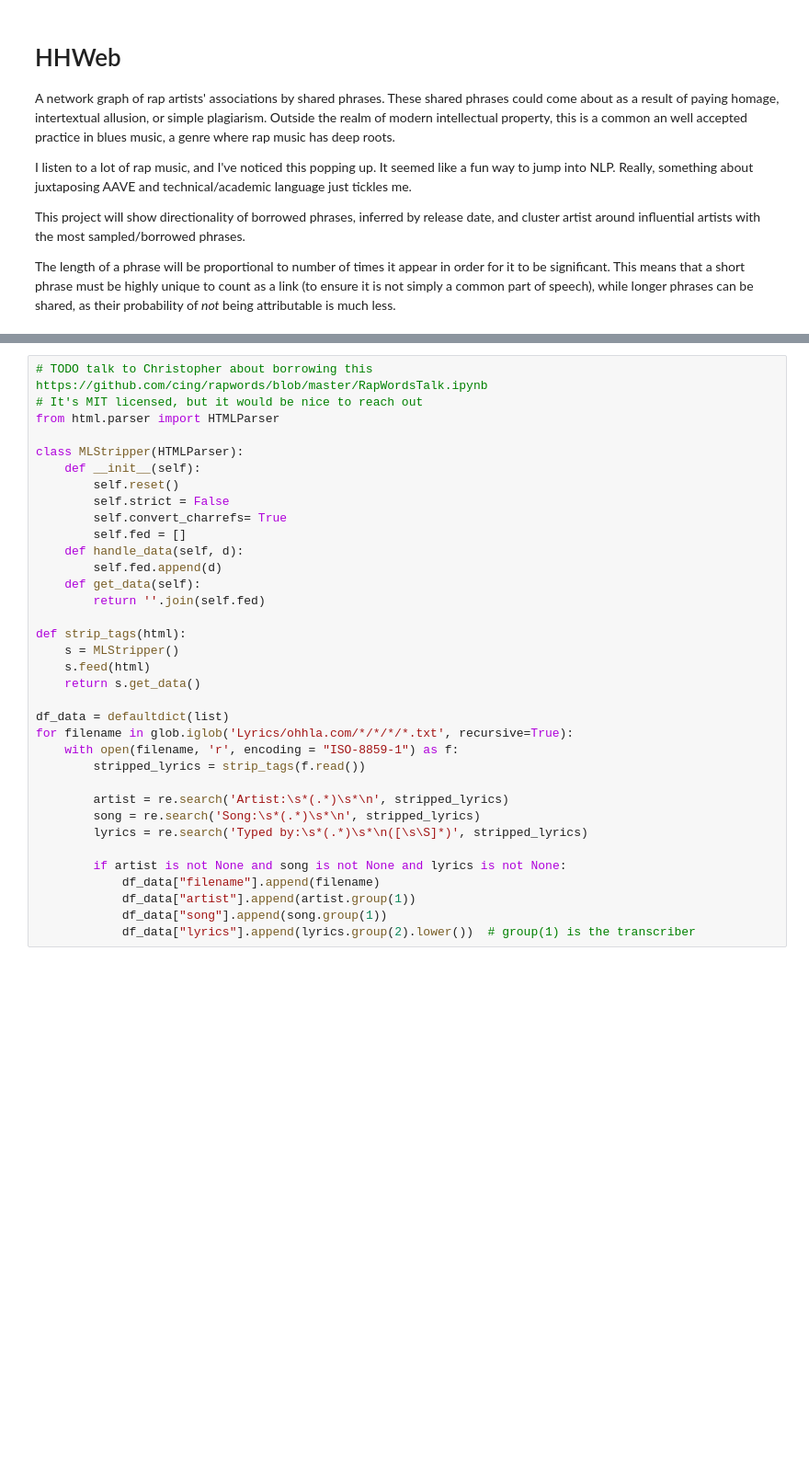
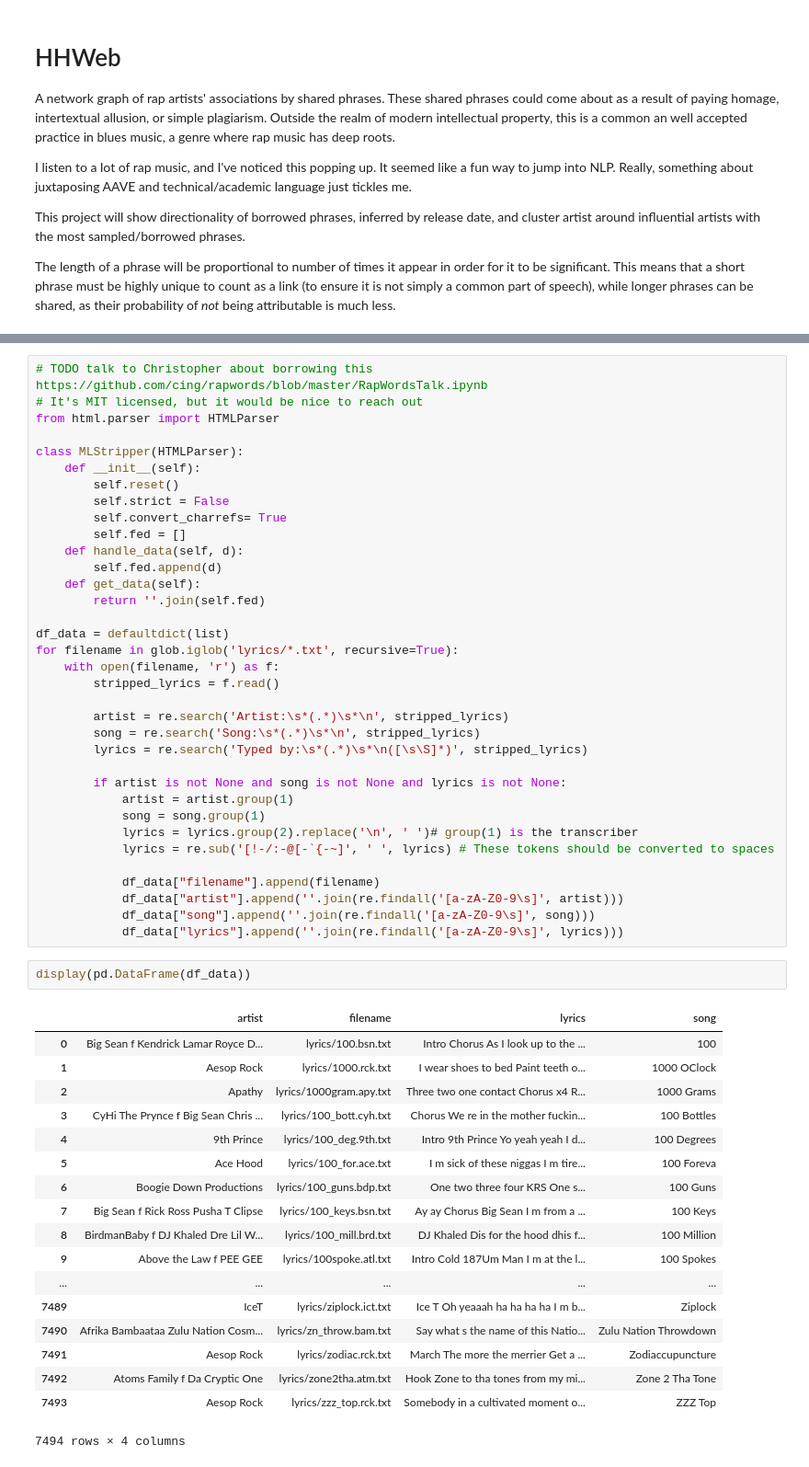
Before and after one commit to nlipsyc/hiphop_web, a Jupyter notebook: hhweb.ipynb, the cells around one changed output, grey strips where cells are left out. Shown: that part at 92% size. Drawn from its saved outputs; the diff is of its cells as text; blank space fills up the shorter version.

```diff
--- a/hhweb.ipynb
+++ b/hhweb.ipynb
@@ -114,24 +185,45 @@ class MLStripper(HTMLParser):
     def get_data(self):
         return ''.join(self.fed)
 
-def strip_tags(html):
-    s = MLStripper()
-    s.feed(html)
-    return s.get_data()
-
 df_data = defaultdict(list)
-for filename in glob.iglob('Lyrics/ohhla.com/*/*/*/*.txt', recursive=True):
-    with open(filename, 'r', encoding = "ISO-8859-1") as f:
-        stripped_lyrics = strip_tags(f.read())
+for filename in glob.iglob('lyrics/*.txt', recursive=True):
+    with open(filename, 'r') as f:
+        stripped_lyrics = f.read()
 
         artist = re.search('Artist:\s*(.*)\s*\n', stripped_lyrics)
         song = re.search('Song:\s*(.*)\s*\n', stripped_lyrics)
         lyrics = re.search('Typed by:\s*(.*)\s*\n([\s\S]*)', stripped_lyrics)
 
         if artist is not None and song is not None and lyrics is not None:
+            artist = artist.group(1)
+            song = song.group(1)
+            lyrics = lyrics.group(2).replace('\n', ' ')# group(1) is the transcriber
+            lyrics = re.sub('[!-/:-@[-`{-~]', ' ', lyrics) # These tokens should be converted to spaces
+
             df_data["filename"].append(filename)
-            df_data["artist"].append(artist.group(1))
-            df_data["song"].append(song.group(1))
-            df_data["lyrics"].append(lyrics.group(2).lower())  # group(1) is the transcriber
+            df_data["artist"].append(''.join(re.findall('[a-zA-Z0-9\s]', artist)))
+            df_data["song"].append(''.join(re.findall('[a-zA-Z0-9\s]', song)))
+            df_data["lyrics"].append(''.join(re.findall('[a-zA-Z0-9\s]', lyrics)))
+# %%
+display(pd.DataFrame(df_data))
+# %% [output]
+|  | artist | filename | lyrics | song |
+| 0 | Big Sean f Kendrick Lamar Royce D... | lyrics/100.bsn.txt | Intro Chorus As I look up to the ... | 100 |
+| 1 | Aesop Rock | lyrics/1000.rck.txt | I wear shoes to bed Paint teeth o... | 1000 OClock |
+| 2 | Apathy | lyrics/1000gram.apy.txt | Three two one contact Chorus x4 R... | 1000 Grams |
+| 3 | CyHi The Prynce f Big Sean Chris ... | lyrics/100_bott.cyh.txt | Chorus We re in the mother fuckin... | 100 Bottles |
+| 4 | 9th Prince | lyrics/100_deg.9th.txt | Intro 9th Prince Yo yeah yeah I d... | 100 Degrees |
+| 5 | Ace Hood | lyrics/100_for.ace.txt | I m sick of these niggas I m tire... | 100 Foreva |
+| 6 | Boogie Down Productions | lyrics/100_guns.bdp.txt | One two three four KRS One s... | 100 Guns |
+| 7 | Big Sean f Rick Ross Pusha T Clipse | lyrics/100_keys.bsn.txt | Ay ay Chorus Big Sean I m from a ... | 100 Keys |
+| 8 | BirdmanBaby f DJ Khaled Dre Lil W... | lyrics/100_mill.brd.txt | DJ Khaled Dis for the hood dhis f... | 100 Million |
+| 9 | Above the Law f PEE GEE | lyrics/100spoke.atl.txt | Intro Cold 187Um Man I m at the l... | 100 Spokes |
+| ... | ... | ... | ... | ... |
+| 7489 | IceT | lyrics/ziplock.ict.txt | Ice T Oh yeaaah ha ha ha ha I m b... | Ziplock |
+| 7490 | Afrika Bambaataa Zulu Nation Cosm... | lyrics/zn_throw.bam.txt | Say what s the name of this Natio... | Zulu Nation Throwdown |
+| 7491 | Aesop Rock | lyrics/zodiac.rck.txt | March The more the merrier Get a ... | Zodiaccupuncture |
+| 7492 | Atoms Family f Da Cryptic One | lyrics/zone2tha.atm.txt | Hook Zone to tha tones from my mi... | Zone 2 Tha Tone |
+| 7493 | Aesop Rock | lyrics/zzz_top.rck.txt | Somebody in a cultivated moment o... | ZZZ Top |
+7494 rows × 4 columns
 # %%
 # This is just for testing, before I pull in the corpus
```
Also changed, not shown: parts of 6 cells of this notebook.
